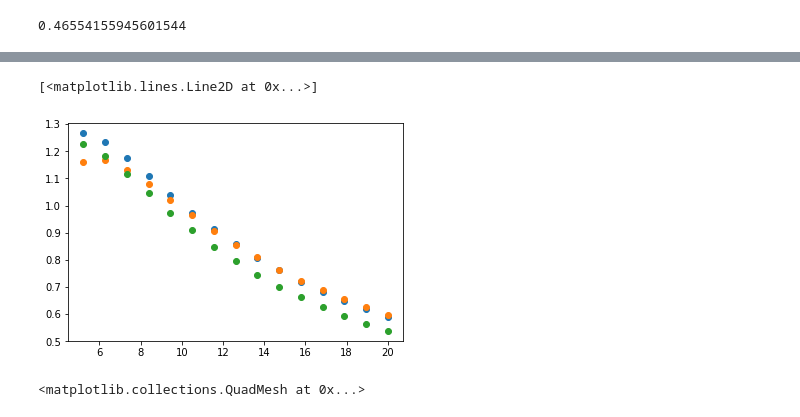
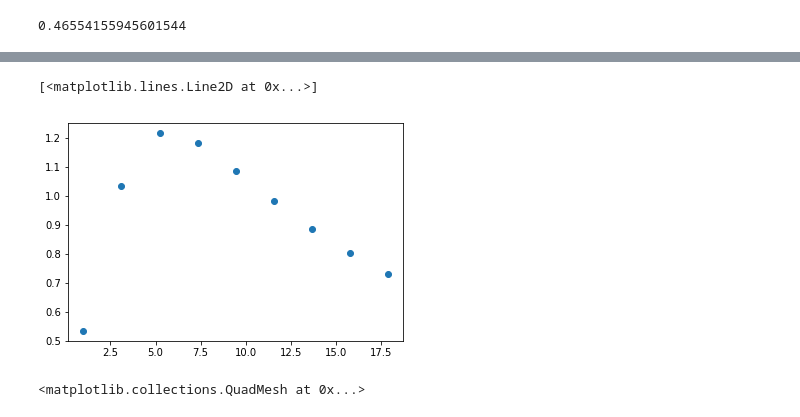
Before and after one commit to tompenny/SIMPLE-nano-Confocal-Microscope, a Jupyter notebook: Confocal Microscope Collection Efficiency.ipynb, the cells around one changed output, grey strips where cells are left out. Cells and saved outputs as stored; diff of their text form; code cells hidden in the pictures.

```diff
--- a/Confocal Microscope Collection Efficiency.ipynb
+++ b/Confocal Microscope Collection Efficiency.ipynb
@@ -70,8 +77,8 @@ for phi3 in phi3l:
 a = 2.5*10**(-6)
 r = np.linspace(0, a, 1000)
 nco = 1.45
-ncl = 1.43
-beta = nco*k0*0.996
+ncl = 1.44
+beta = nco*k0*0.9968
 u = a*np.sqrt(nco**2*k0**2 - beta**2)
 w = a*np.sqrt(beta**2 - ncl**2*k0**2)
 print(np.sqrt(w**2+u**2))
@@ -102,6 +120,8 @@ plt.plot(r2[::100]*10**6, -Ex_01_2[::100]*1.7*10**(-18)*Ex3_r_l[0][10:], color =
 # %%
 overlapl = []
 for i in range(len(phi3l)):
-    overlap_tmp = np.abs(np.trapz(Ex_01[::100]*Ex3_r_l[i][:10], r[::100]) + np.trapz(Ex_01_2[::100]*Ex3_r_l[i][10:], r2[::100]))**2
+    overlap_tmp = np.abs(np.trapz(Ex_01[::10]*Ex3_r_l[i][:100], r[::10]) + np.trapz(Ex_01_2[::10]*Ex3_r_l[i][100:], r2[::10]))
+    #overlap_tmp = np.abs(np.trapz(Ex_01[::10]*Ex3_r_l[i][:100], r[::10]))
     overlapl.append(overlap_tmp)
-overlap = np.trapz(overlapl, phi3l)
+overlap = np.trapz(overlapl, phi3l)**2
+print(overlap)
@@ -168,7 +293,7 @@ k0 = omega/c
 k1 = k0*n1
 k3 = k0*n3
 f1 = 1.8*10**(-3) # this is the vienna value for now based on a magnification of 8.5 being best
-f3 = np.linspace(1, 20, 19)*f1 # just a value for now
+f3 = np.linspace(1, 20, 10)*f1 # just a value for now
 mag = f3/f1 # Magnification - f3 is the variable we want to optimise
 z3 = 0 #?????? position of fibre, origin at dipole??????
 rho3 = 0 #?????? think this is coordinate (polar) so 0 when not displaced
@@ -216,8 +341,8 @@ for M in mag:
     a = 2.5*10**(-6)
     r = np.linspace(0, a, 100)
     nco = 1.45
-    ncl = 1.43
-    beta = nco*k0*0.996
+    ncl = 1.44
+    beta = nco*k0*0.9968
     u = a*np.sqrt(nco**2*k0**2 - beta**2)
     w = a*np.sqrt(beta**2 - ncl**2*k0**2)
     #print(np.sqrt(w**2+u**2))
@@ -231,9 +356,9 @@ for M in mag:
 
     overlapl = []
     for i in range(len(phi3l)):
-        overlap_tmp = np.abs(np.trapz(Ex_01*np.abs(Ex3_r_l[i][:100]), r) + np.trapz(Ex_01_2*np.abs(Ex3_r_l[i][100:]), r2))**2
+        overlap_tmp = np.abs(np.trapz(Ex_01*np.abs(Ex3_r_l[i][:100]), r) + np.trapz(Ex_01_2*np.abs(Ex3_r_l[i][100:]), r2))
         overlapl.append(overlap_tmp)
-    overlap = np.trapz(overlapl, phi3l)
+    overlap = np.trapz(overlapl, phi3l)**2
     dipolel = []
     for i in range(len(phi3l)):
         dipole_tmp = np.trapz(np.abs(Ex3_r_l[i])**2, rho3)
@@ -257,14 +382,14 @@ for M in mag:
     eta2.append(overlap2/dipole2/fibre2)
     eta3.append(overlap3/dipole3/fibre3)
 # %%
-lb = 4
-ub = 21
-plt.plot(mag[lb:ub], np.array(eta[lb:ub])*6.5, 'o')
-plt.plot(mag[lb:ub], eta2[lb:ub], 'o')
-plt.plot(mag[lb:ub], eta3[lb:ub], 'o')
+lb = 0
+ub = -1
+plt.plot(mag[lb:ub], np.array(eta[lb:ub]), 'o')
+#plt.plot(mag[lb:ub], eta2[lb:ub], 'o')
+#plt.plot(mag[lb:ub], eta3[lb:ub], 'o')
 # %% [output]
 [<matplotlib.lines.Line2D at 0x...>]
-[figure, old version]
+[figure, new version]
 # %%
 plt.imshow(np.real(Ex3_r_l))
 plt.figure()
```
Also changed, not shown: parts of 16 cells of this notebook.
